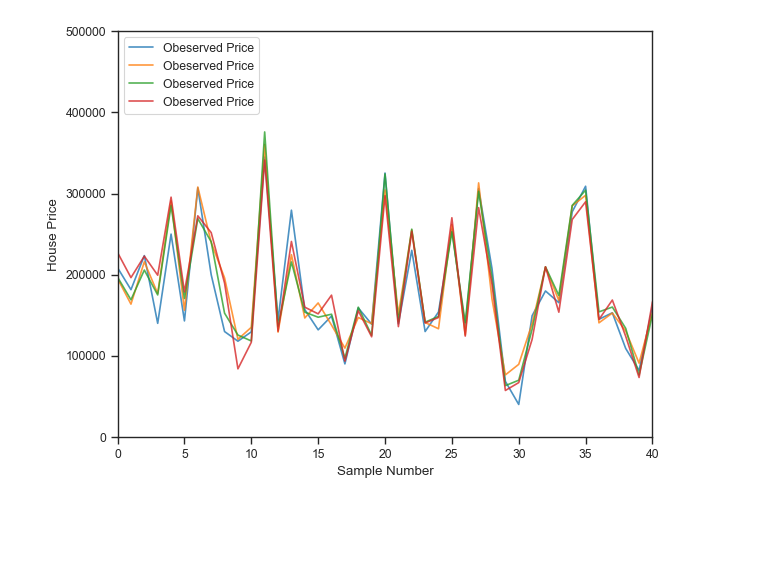
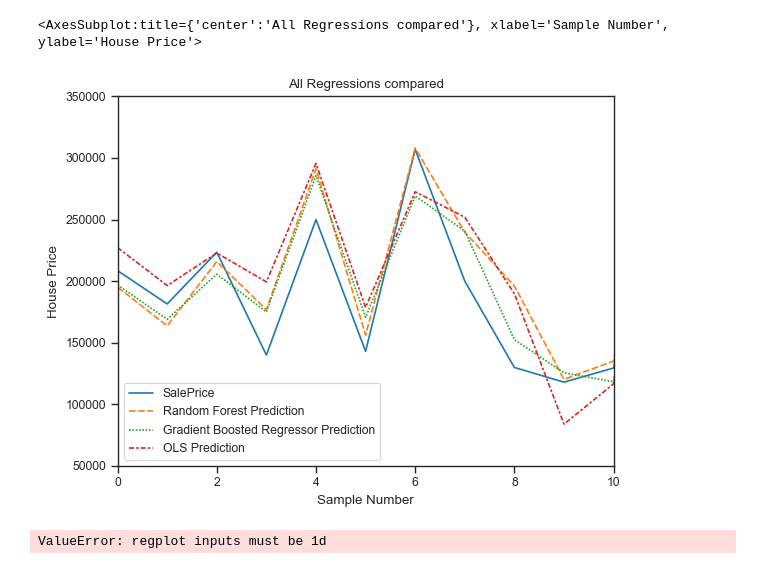
Before and after one commit to yummypugs/Data-Analytics-in-Business, a Jupyter notebook: 4.0.0 All graphs stacked.ipynb, the cells around one changed output. Cells and saved outputs as stored; diff of their text form; code cells hidden in the pictures; blank space fills up the shorter version.

```diff
--- a/4.0.0 All graphs stacked.ipynb
+++ b/4.0.0 All graphs stacked.ipynb
@@ -36,22 +29,30 @@ sns.lineplot(data=prices)
-# %%
-fig, ax = plt.subplots()
-#plt.plot(rf, alpha=0.8, label=r"Random Forest Prediction")
-#plt.plot(gbr, alpha=0.8, label=r"Gradient Boosted Regressor Prediction")
-#plt.plot(ols, alpha=0.8, label=r"OLS Prediction")
-#plt.plot(XBG_prediction, alpha=0.8, label=r"XBG Regressor Prediction")
-
-plt.plot(prices, alpha=0.8, label=r"Obeserved Price")
-
-# always label your axes
-plt.xlabel(r"Sample Number")
-plt.ylabel(r"House Price")
-
-# create a legend
-plt.legend(loc="upper left")
-plt.xlim(0, 40)
-plt.ylim(0, 500000)
-plt.tight_layout()
-
-plt.show()
-# %% [output]
-[figure, removed]
+# %%
+#create a legend
+plt.xlim(0, 10)
+plt.ylim(50000, 350000)
+#plt.tight_layout()
+plt.title("All Regressions compared")
+
+# always label your axes
+plt.xlabel(r"Sample Number")
+plt.ylabel(r"House Price")
+sns.lineplot(data=prices)
+# %% [output]
+<AxesSubplot:title={'center':'All Regressions compared'}, xlabel='Sample Number', ylabel='House Price'>
+[figure, added]
+# %%
+observed_price = cmn.get_stringless_training_data()
+prices = observed_price.iloc[:,-1:]
+
+rf = pd.read_csv("Exported_Data/RandomForestPrediction.csv")
+rf = rf.iloc[:,-1:]
+
+gbr = pd.read_csv("Exported_Data/GBR.csv")
+rf["gbr"] = gbr.iloc[:,-1:]
+
+ols = pd.read_csv("Exported_Data/OLS.csv")
+rf['ols'] = ols.iloc[:,-1:]
+
+sns.regplot(x=prices, y=rf)
+# %% [output]
+ValueError: regplot inputs must be 1d
```
Also changed, not shown: parts of 2 cells of this notebook.
